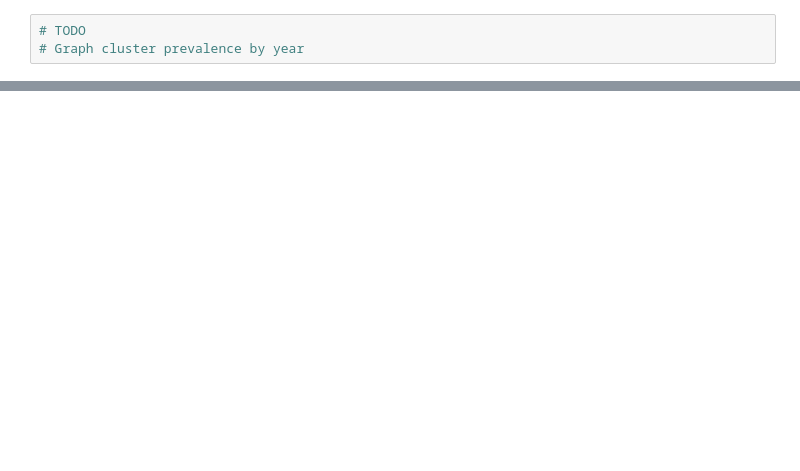
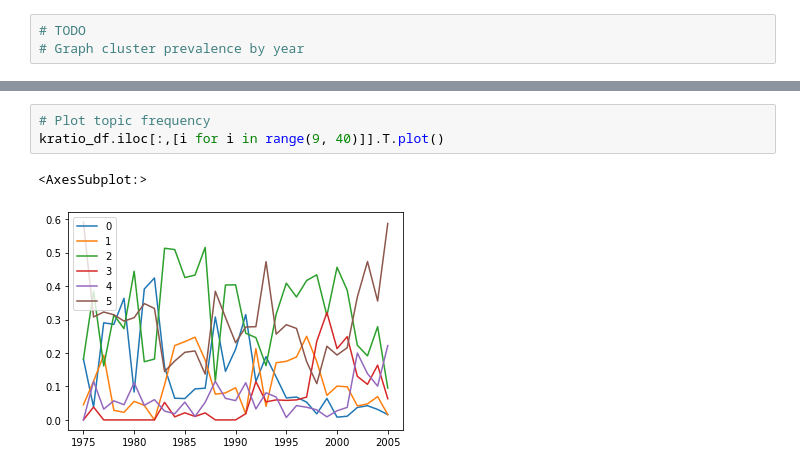
Before and after one commit to BriceB-20/Medical-Device-Project, a Jupyter notebook: Topic Modeling.ipynb, the cells around one changed output, grey strips where cells are left out. Cells and saved outputs as stored; diff of their text form; blank space fills up the shorter version.

```diff
--- a/Topic Modeling.ipynb
+++ b/Topic Modeling.ipynb
@@ -167,3 +166,9 @@ kratio_df = kratio_df.append(kratio_df.apply(sum, axis=0).reindex_like(kratio_df
+# %%
+# Plot topic frequency
+kratio_df.iloc[:,[i for i in range(9, 40)]].T.plot()
+# %% [output]
+<AxesSubplot:>
+[figure, added]
 # %%
 kratio_df
 # %% [output]
```
Also changed, not shown: parts of 12 cells of this notebook.
